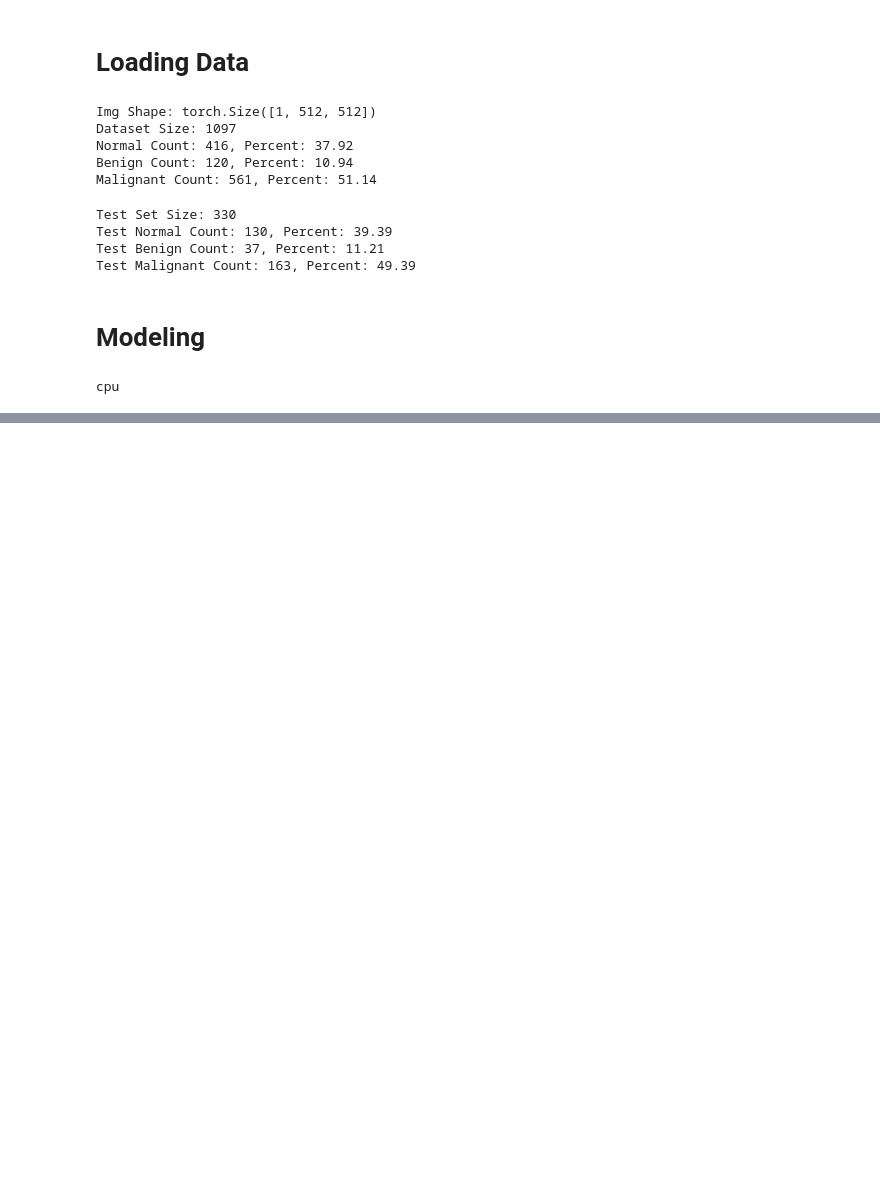
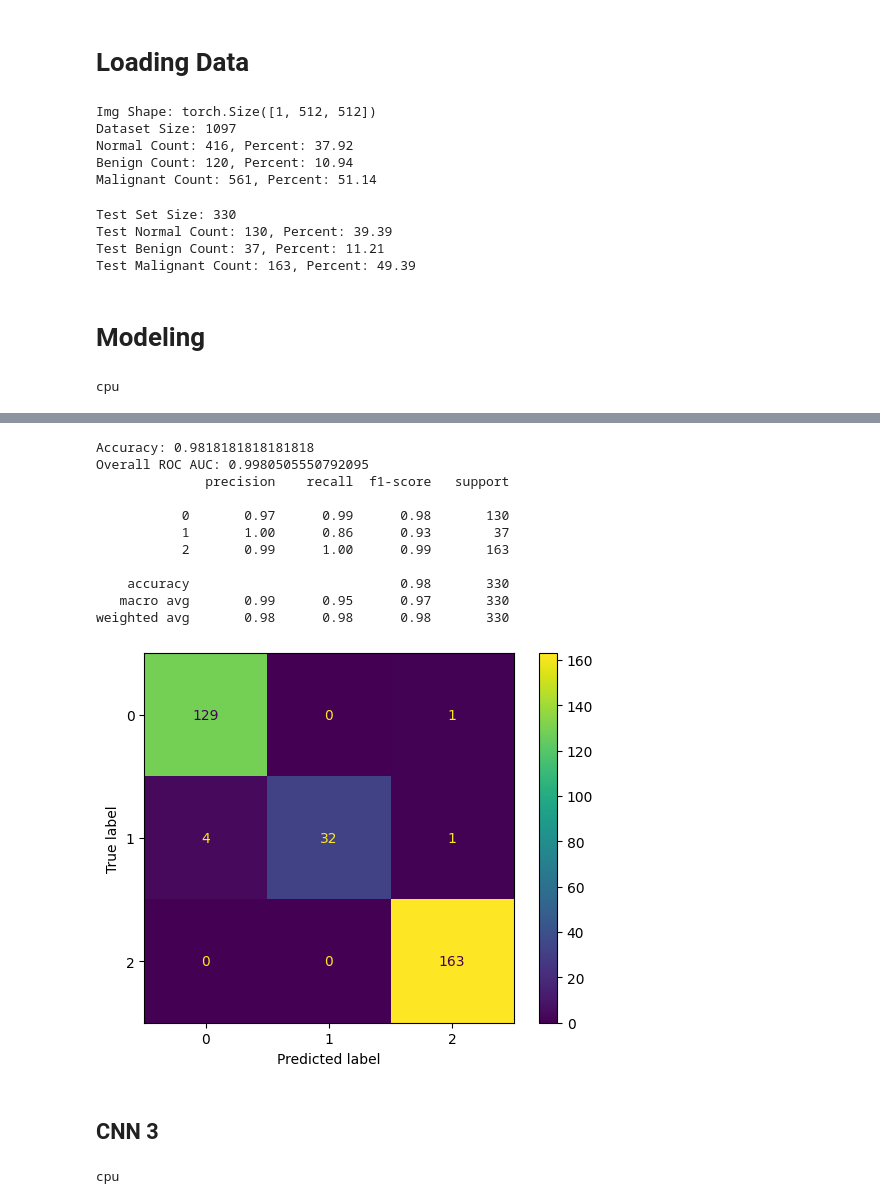
Before and after one commit to talanthier/cs273p_project, a Jupyter notebook: notebooks/notebook_tl_00.ipynb, the cells around one changed output, grey strips where cells are left out. Cells and saved outputs as stored; diff of their text form; code cells hidden in the pictures; blank space fills up the shorter version.

```diff
--- a/notebooks/notebook_tl_00.ipynb
+++ b/notebooks/notebook_tl_00.ipynb
@@ -233,0 +338,42 @@ for images, labels in test_dataloader:
+# %%
+y_test = []
+y_pred_prob = []
+y_pred = []
+for images, labels in test_dataloader:
+    scores = model2(images) # get scores from model
+    pred_prob = F.softmax(scores, dim = 1) # get predicted probabilities
+    preds = torch.argmax(pred_prob, axis = 1) # get predicted class
+
+    # append to list for entire test set
+    y_test.extend(labels.detach().numpy())
+    y_pred_prob.extend(pred_prob.detach().numpy())
+    y_pred.extend(preds.detach().numpy())
+# %%
+acc = accuracy_score(y_test, y_pred)
+roc_auc = roc_auc_score(y_test, y_pred_prob, multi_class = 'ovr')
+
+print(f'Accuracy: {acc}')
+print(f'Overall ROC AUC: {roc_auc}')
+
+print(classification_report(y_test, y_pred))
+
+
+cm = confusion_matrix(y_test, y_pred)
+disp = ConfusionMatrixDisplay(cm)
+disp.plot()
+plt.show()
+# %% [output]
+Accuracy: 0.9818181818181818
+Overall ROC AUC: 0.9980505550792095
+              precision    recall  f1-score   support
+
+           0       0.97      0.99      0.98       130
+           1       1.00      0.86      0.93        37
+           2       0.99      1.00      0.99       163
+
+    accuracy                           0.98       330
+   macro avg       0.99      0.95      0.97       330
+weighted avg       0.98      0.98      0.98       330
+[figure, added]
+# %% [markdown]
+## CNN 3
@@ -233,0 +408,11 @@ for images, labels in test_dataloader:
+# %%
+model3 = CNN3() # 2 dense layers
+
+device = torch.device("cuda" if torch.cuda.is_available() else "cpu")
+print(device)
+
+num_epochs = 20
+optimizer = optim.Adam(model3.parameters(), lr = 0.001)
+criterion = nn.CrossEntropyLoss()
+# %% [output]
+cpu
```
Also changed, not shown: parts of 29 cells of this notebook, 1 other file.
